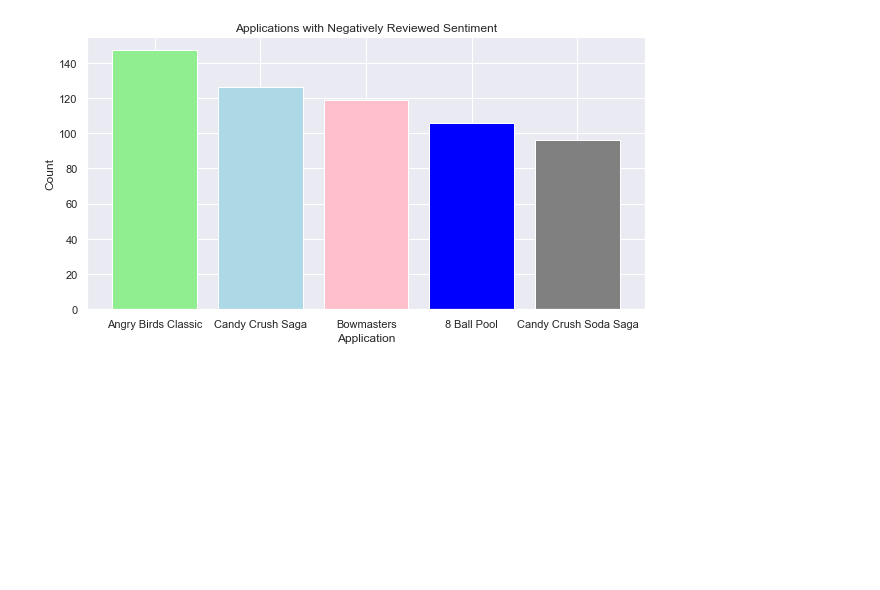
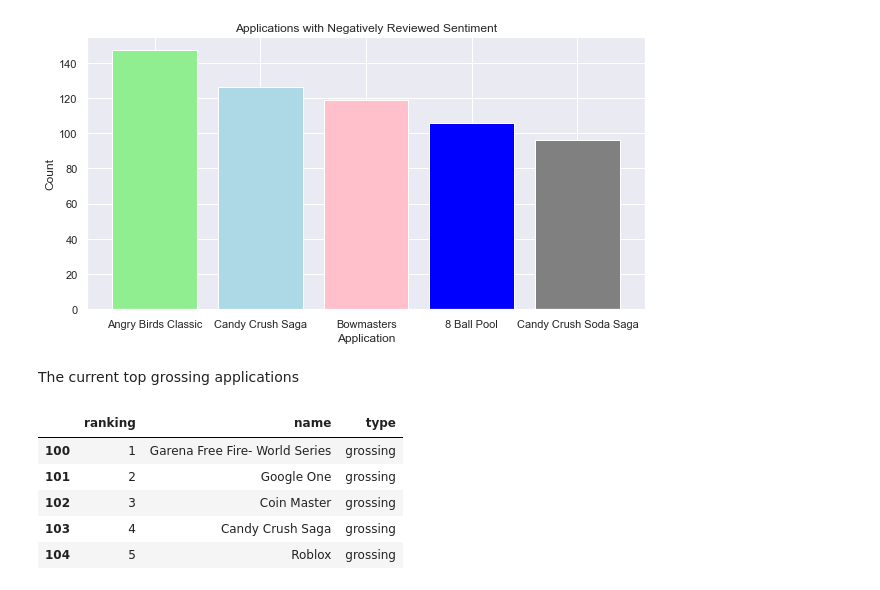
Before and after one commit to dailyfatcat/IS362_FinalProject, a Jupyter notebook: final.ipynb, the cells around one changed output. Drawn from its saved outputs; the diff is of its cells as text; code cells hidden in the pictures; blank space fills up the shorter version.

```diff
--- a/final.ipynb
+++ b/final.ipynb
@@ -248,3 +241,16 @@ plt.ylabel('Count')
 plt.show()
 # %% [output]
 [figure]
+# %% [markdown]
+The current top grossing applications
+# %%
+rankgross = rankeddf[rankeddf['type'] == 'grossing']
+rankgrosstop = rankgross.head()
+rankgrosstop
+# %% [output]
+|  | ranking | name | type |
+| 100 | 1 | Garena Free Fire- World Series | grossing |
+| 101 | 2 | Google One | grossing |
+| 102 | 3 | Coin Master | grossing |
+| 103 | 4 | Candy Crush Saga | grossing |
+| 104 | 5 | Roblox | grossing |
```
Also changed, not shown: parts of 11 cells of this notebook.
